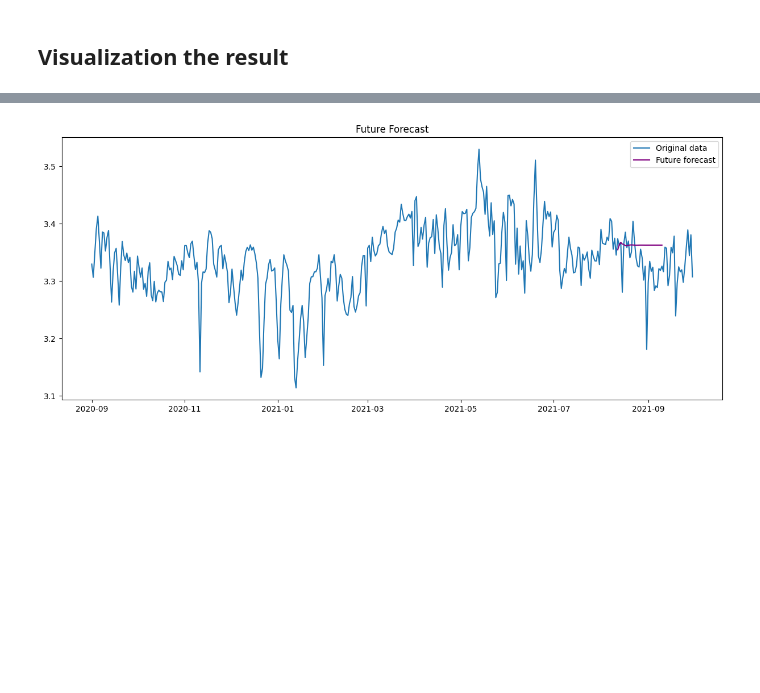
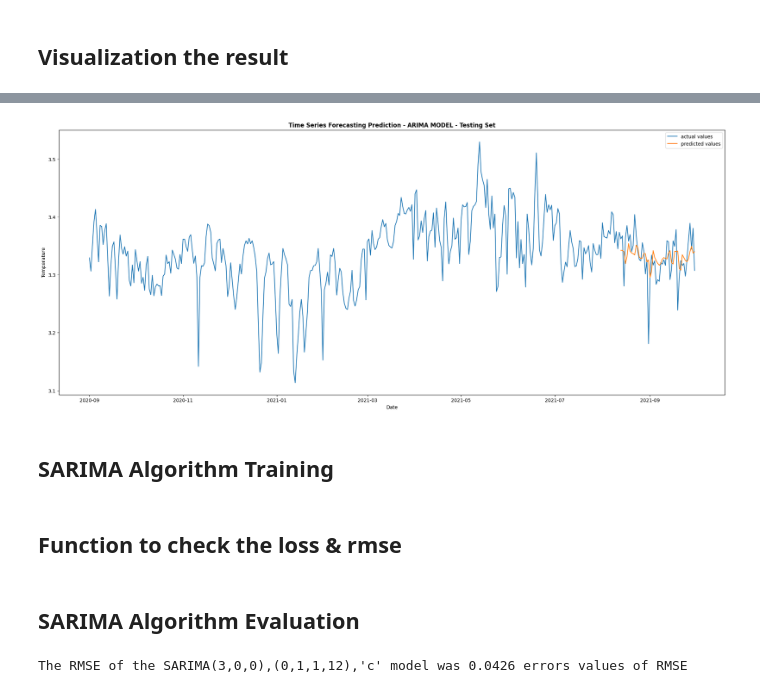
Before and after one commit to Galaxy092/Samsung-Innovation-Campus-Big-Data-Capstone-Project, a Jupyter notebook: Machine Learning.ipynb, the cells around one changed output, grey strips where cells are left out. Drawn from its saved outputs; the diff is of its cells as text; code cells hidden in the pictures; blank space fills up the shorter version.

```diff
--- a/Machine Learning.ipynb
+++ b/Machine Learning.ipynb
@@ -13,6 +13,7 @@ from pyspark.sql.functions import col, avg, min, max, mean, to_date, year, month
 tem_train = pd.read_pickle('tem_train.pkl')
 tem_test = pd.read_pickle('tem_test.pkl')
 filtered_tem_logscale = pd.read_pickle('filtered_tem_logscale.pkl')
+tem_logscale = pd.read_pickle('tem_logscale.pkl')
 # %% [markdown]
 # ML Algorithm Training
 # %% [markdown]
@@ -160,13 +148,27 @@ Root Mean Square Error (RMSE): 0.0506
-# %%
-# Forecast next 30 steps
-future_forecast = model_fit.forecast(steps=30)
-
-# Plot the future forecast
-plt.figure(figsize=(15, 6))
-plt.plot(filtered_tem_logscale, label='Original data')
-plt.plot(future_forecast, label='Future forecast', color='purple')
-plt.title('Future Forecast')
-plt.legend()
-plt.show()
-# %% [output]
-[figure, removed]
+# %%
+# predict
+start_test = datetime(2021, 8, 13)
+end_test = datetime(2021, 9, 30)
+
+model_testing = ARIMA(tem_test, order=(1,0,3))
+model_testing = model_testing.fit()
+
+forecast_testing = model_testing.predict(start=start_test, end=end_test)
+# %%
+#draw the visual of testing set
+end_date = '2021-09-30'
+filtered_tem_logscale = tem_logscale[:end_date]
+
+plt.figure(figsize=(25,10))
+plt.plot(filtered_tem_logscale.index, filtered_tem_logscale.Temperature_Celsius, label = "actual values")
+plt.plot(forecast_testing ,label = "predicted values")
+
+plt.title("Time Series Forecasting Prediction - ARIMA MODEL - Testing Set", fontweight='bold')
+plt.xlabel("Date")
+plt.ylabel("Temperature")
+plt.legend()
+plt.show()
+# %% [output]
+[figure, added]
+# %% [markdown]
+## SARIMA Algorithm Training
@@ -172,0 +202,2 @@ plt.show()
+# %% [markdown]
+## Function to check the loss & rmse
@@ -172,0 +207,2 @@ plt.show()
+# %% [markdown]
+## SARIMA Algorithm Evaluation
@@ -172,0 +217,7 @@ plt.show()
+# %%
+# Measuring the error of the prediction
+
+rmse_prediction = measure_rmse(test_set['Temperature_Celsius'], test_set['Prediction'])
+print(f"The RMSE of the SARIMA(3,0,0),(0,1,1,12),'c' model was {round(rmse_prediction,4)} errors values of RMSE")
+# %% [output]
+The RMSE of the SARIMA(3,0,0),(0,1,1,12),'c' model was 0.0426 errors values of RMSE
```
Also changed, not shown: parts of 13 cells of this notebook, 6 other files.
